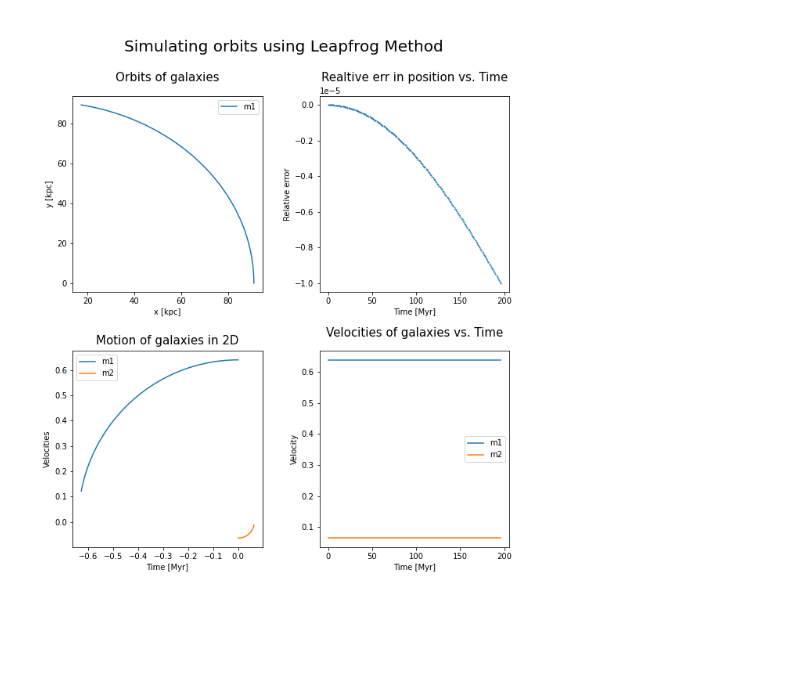
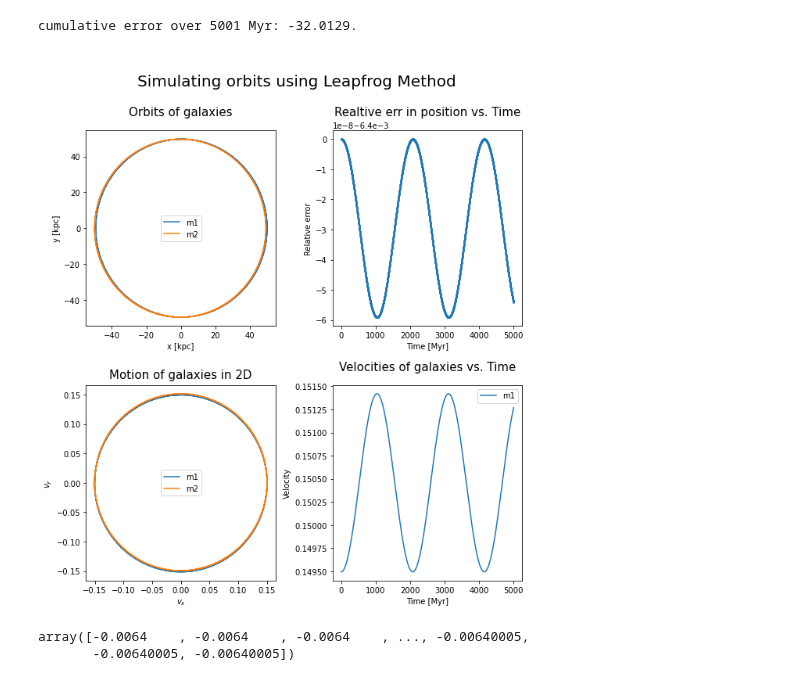
Before and after one commit to q-pratz-chem/Interacting_Galaxies, a Jupyter notebook: leap_frog.ipynb, the cells around one changed output. Drawn from its saved outputs; the diff is of its cells as text; code cells hidden in the pictures; blank space fills up the shorter version.

```diff
--- a/leap_frog.ipynb
+++ b/leap_frog.ipynb
@@ -29,9 +29,9 @@ def f(rs, **kwargs):
 
     return np.array([ax1, ay1, ax2, ay2], float)
 # %%
-def leapfrog(t0, tmax, r0, v0, h, f, r_ref, err_tol,  **kwargs):
+def leapfrog(t0, tmax, r0, v0, h, f, ref_val, err_tol,  **kwargs):
     """
-    Calculate a soln x(t) to a 1st-order ODE of the form x'(t)=f(x,t).
+    Calculate a soln r(t) to a 1st-order ODE of the form r'(t)=f(r,t).
 
     Uses the leapfrog method.
 
@@ -41,13 +41,13 @@ def leapfrog(t0, tmax, r0, v0, h, f, r_ref, err_tol,  **kwargs):
     v0 (Init velocity of m1)
     h (step size)
     f (function to obtain accelaration)
-    r_ref: expected value for r
-    err_tol: amount of allowed deviation from r_ref
+    ref_val: expected value for reference (r or total Energy)
+    err_tol: amount of allowed deviation from ref_val
 
     Returns:
     t (array for time steps)
     X & Y (arrays for position coordinates of both objects)
-    v (array of velocities of both objects)
+    v_ (array of velocities of both objects)
     err (array for relative err in position)
 
     """
@@ -82,18 +82,21 @@ def leapfrog(t0, tmax, r0, v0, h, f, r_ref, err_tol,  **kwargs):
         rel_err = (ref_val - r_check)/ref_val
         #print(ref_val - r_check)
         #print(f"init err: {rel_err}")
-    elif ecc >0 and ecc < 1: #elliptical orbit
-        v1_sq = vx1**2 + vy1**2
-        v2_sq = vx2**2 + vy2**2
-        r12 = np.sqrt((x2-x1)**2 + (y2-y1)**2)
-        E_check = 0.5*(m1*v1_sq + m2*v2_sq) - (G*m1*m2)/r12
+
+    elif ecc > 0 and ecc < 1: #elliptical orbit
+        v1_sq = vi[0]**2 + vi[1]**2
+        v2_sq = vi[2]**2 + vi[3]**2
+        r12 = np.sqrt((r[2]-r[0])**2 + (r[3]-r[1])**2)
+        E_check = 0.5*(m1*v1_sq + m2*v2_sq) - (G*m1*m2)/r12 #KE_1 + KE_2 + PE
         rel_err = (ref_val - E_check)/ref_val
+
     else: # parabolic orbit
         v1_sq = vi[0]**2 + vi[1]**2
         v2_sq = vi[2]**2 + vi[3]**2
         r12 = np.sqrt((r[2]-r[0])**2 + (r[3]-r[1])**2)
         E_check =  v2_sq*0.5 - (G*M)/r12
         rel_err = (ref_val - E_check)/ref_val
+
     err = np.array([rel_err])
 
     # solve eqns of motion using leapfrog method
@@ -103,7 +106,7 @@ def leapfrog(t0, tmax, r0, v0, h, f, r_ref, err_tol,  **kwargs):
             if debug: print(f"Time: {ti} > {tmax}")
             break
         else:
-            if debug: print(ti, r, np.abs(r_check - r_ref))
+            if debug: print(ti, r, np.abs(r_check - ref_val))
             # update t, r, v_mid
             ti += h
             ri = r +  h*vi + 0.5*f(r)*h**2
@@ -192,38 +192,45 @@ fig = plt.figure(figsize=(10,10))
 
 plt.subplot(221, aspect='auto')
 plt.plot(X[:,0], Y[:,0], label="m1")
-#plt.plot(X[:,1], Y[:,1], label="m2")
+plt.plot(X[:,1], Y[:,1], label="m2")
 plt.xlabel("x [kpc]"), plt.ylabel("y [kpc]")
 plt.legend()
 plt.title("Orbits of galaxies", fontsize='15', y=1.05)
 
 plt.subplot(222,aspect='auto')
 plt.scatter(t, err, s=1)
 #plt.ylim(err_tol*np.array([-1,1]))
+#plt.ylim([-0.025,0.025])
 plt.xlabel("Time [Myr]"), plt.ylabel("Relative error")
 plt.title("Realtive err in position vs. Time" , fontsize='15', y=1.05)
-#print(f"cumulative error over {t[-1]} Myr: {sum(err):.6}.")
+print(f"cumulative error over {t[-1]} Myr: {sum(err):.6}.")
 
 plt.subplot(223,aspect='auto')
 plt.plot(v_[:,0], v_[:,1], label="m1")
 plt.plot(v_[:,2], v_[:,3], label="m2")
 plt.title("Motion of galaxies in 2D", fontsize='15', y=1.01)
 plt.legend()
-plt.xlabel("Time [Myr]"), plt.ylabel("Velocities")
+plt.xlabel("$v_{x}$"), plt.ylabel("$v_y$")
 
 plt.subplot(224,aspect='auto')
 plt.plot(t, np.sqrt(v_[:,0]**2 + v_[:,1]**2), label="m1" )
-plt.plot(t, np.sqrt(v_[:,2]**2 + v_[:,3]**2), label="m2" )
+#plt.plot(t, np.sqrt(v_[:,2]**2 + v_[:,3]**2), label="m2" )
 plt.title("Velocities of galaxies vs. Time", fontsize='15', y=1.05)
 plt.legend()
 plt.xlabel("Time [Myr]"), plt.ylabel("Velocity")
 
 
 fig.suptitle("\nSimulating orbits using Leapfrog Method\n", fontsize = '20')
 fig.subplots_adjust(hspace=0.3,wspace=0.3,top=0.85,bottom=0.05)
 plt.show()
 # %% [output]
+cumulative error over 5001 Myr: -32.0129.
-[figure, old version]
+[figure, new version]
+# %%
+err
+# %% [output]
+array([-0.0064    , -0.0064    , -0.0064    , ..., -0.00640005,
+       -0.00640005, -0.00640005])
 # %%
 plt.plot(X[:,0], Y[:,0], label="m1")
 plt.plot(X[:,1], Y[:,1], label="m2")
```
Also changed, not shown: parts of 2 cells of this notebook.
